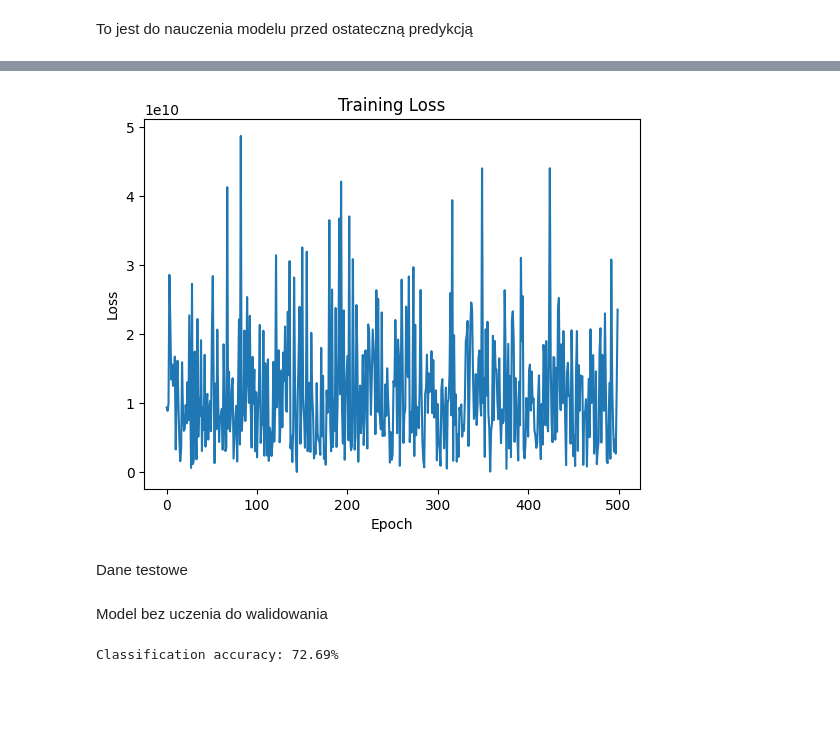
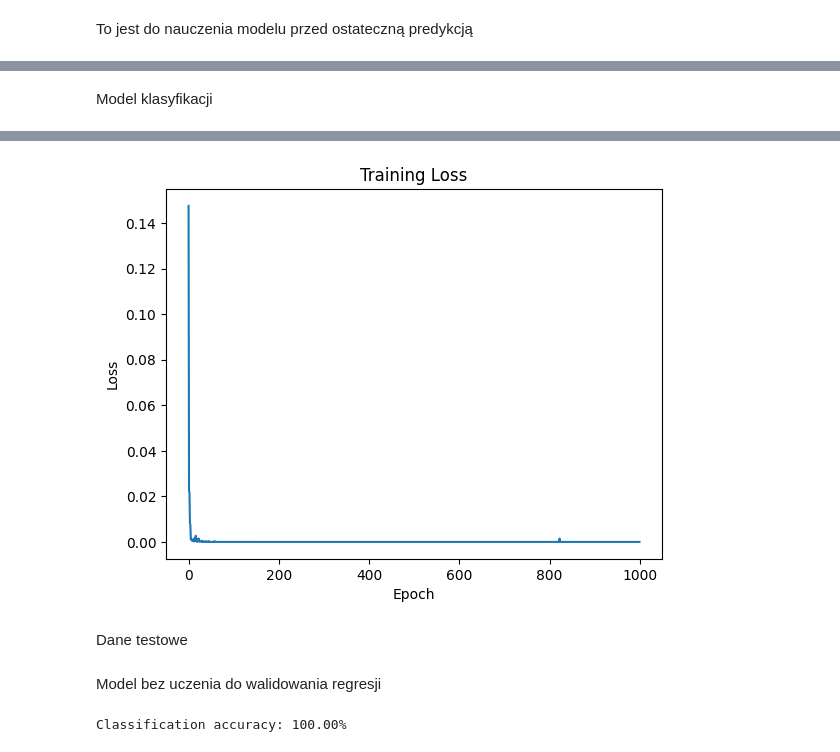
Before and after one commit to czarodziejszyn/ssne, a Jupyter notebook: projekt2/predictor.ipynb, the cells around one changed output, grey strips where cells are left out. Drawn from its saved outputs; the diff is of its cells as text; code cells hidden in the pictures; blank space fills up the shorter version.

```diff
--- a/projekt2/predictor.ipynb
+++ b/projekt2/predictor.ipynb
@@ -52,14 +86,31 @@ print(train_data.head())
+# %%
+scaler = StandardScaler()
+X_scaled = scaler.fit_transform(train_data.drop('SalePrice', axis=1).values)
+
+y = train_data['SalePrice'].apply(assign_interval)
 # %% [markdown]
 To jest do nauczenia modelu z podziałem train test
 # %%
-train_dataset = data.TensorDataset(torch.tensor(train_data.drop('SalePrice', axis=1).values).float(),
-                                   torch.tensor(train_data['SalePrice'].values).float())
+dataset = data.TensorDataset(
+    torch.tensor(X_scaled).float(),
+    torch.tensor(y).long()
+)
 
-train_indices, test_indices = train_test_split(list(range(len(train_dataset))), test_size=0.2, random_state=42)
-train_dataset = data.Subset(train_dataset, train_indices)
-test_dataset = data.Subset(train_dataset, test_indices)
+train_indices, test_indices = train_test_split(
+    list(range(len(dataset))), test_size=0.2, random_state=42
+)
+train_dataset = data.Subset(dataset, train_indices)
+test_dataset = data.Subset(dataset, test_indices)
 
-data_loader = data.DataLoader(train_dataset, batch_size=32, shuffle=True)
+train_labels = torch.tensor(train_data['SalePrice'].values[train_indices])
+class_counts = torch.bincount(train_labels)
+class_weights = 1.0 / class_counts.float()
+sample_weights = class_weights[train_labels]
+
+sampler = data.WeightedRandomSampler(weights=sample_weights, num_samples=len(sample_weights), replacement=True)
+
+train_loader = data.DataLoader(train_dataset, batch_size=32, sampler=sampler)
+test_loader = data.DataLoader(test_dataset, batch_size=32, shuffle=False)
 # %% [markdown]
 To jest do nauczenia modelu przed ostateczną predykcją
 # %%
@@ -73,7 +128,19 @@ opt_bn = torch.optim.Adam(model.parameters(), lr=0.001)
+# %% [markdown]
+Model klasyfikacji
+# %%
+model = MNISTClassifier_Dropout()
+class_weights = torch.tensor([1.0 / class_counts[i] for i in range(len(class_counts))]).to(device)
+criterion = nn.CrossEntropyLoss(weight=class_weights)
+opt_bn = torch.optim.Adam(model.parameters(), lr=0.0005)
 # %%
+device = torch.device("cuda" if torch.cuda.is_available() else "cpu")
+model.to(device)
+
 losses = []
-for epoch in range(500):
-  for x, y in data_loader:
+model.train()
+for epoch in range(1000):
+  for x, y in train_loader:
+    x, y = x.to(device), y.to(device).long()
     opt_bn.zero_grad()
     y_pred = model(x)
     loss = criterion(y_pred, y)
@@ -108,4 +175,4 @@ Epoch: 499, Loss: 23556696064.0
-[figure, old version]
+[figure, new version]
 # %% [markdown]
 Dane testowe
 # %%
@@ -118,31 +185,27 @@ test_data['TimeToSubway'] = le.fit_transform(test_data['TimeToSubway'])
 ohe_cols = ['HallwayType', 'HeatingType', 'AptManageType', 'SubwayStation']
 test_data = pd.get_dummies(test_data, columns=ohe_cols, drop_first=True).astype(float)
 # %% [markdown]
-Model bez uczenia do walidowania
+Model bez uczenia do walidowania regresji
 # %%
 model.eval()
+y_pred_list = []
+y_true_list = []
+
+device = torch.device("cuda" if torch.cuda.is_available() else "cpu")
+
 with torch.no_grad():
-  y_pred_list = []
-  y_true_list = []
-  for x, y in data_loader:
+  for x, y in test_loader:
+    x, y = x.to(device), y.to(device)
     y_pred = model(x)
-    y_pred_list.extend(y_pred.numpy().flatten().tolist())
-    y_true_list.extend(y.numpy().flatten().tolist())
+    y_pred_classes = torch.argmax(y_pred, dim=1)
 
-def assign_interval(value):
-  if value <= 100000:
-    return 0
-  elif value <= 350000:
-    return 1
-  else:
-    return 2
+    y_pred_list.extend(y_pred_classes.cpu().numpy().tolist())
+    y_true_list.extend(y.cpu().numpy().tolist())
 
-y_pred_intervals = [assign_interval(pred) for pred in y_pred_list]
-y_true_intervals = [assign_interval(true) for true in y_true_list]
 
-correct_predictions = sum([1 for i in range(len(y_pred_intervals)) if y_pred_intervals[i] == y_true_intervals[i]])
-accuracy = (correct_predictions / len(y_pred_intervals)) * 100
+correct_predictions = sum([1 for i in range(len(y_pred_list)) if y_pred_list[i] == y_true_list[i]])
+accuracy = (correct_predictions / len(y_pred_list)) * 100
 
 print(f"Classification accuracy: {accuracy:.2f}%")
 # %% [output]
-Classification accuracy: 72.69%
+Classification accuracy: 100.00%
```
Also changed, not shown: parts of 7 cells of this notebook.
